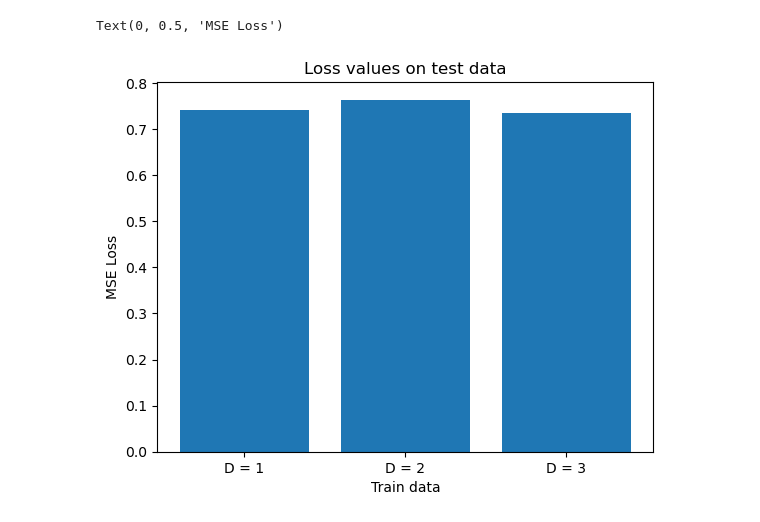
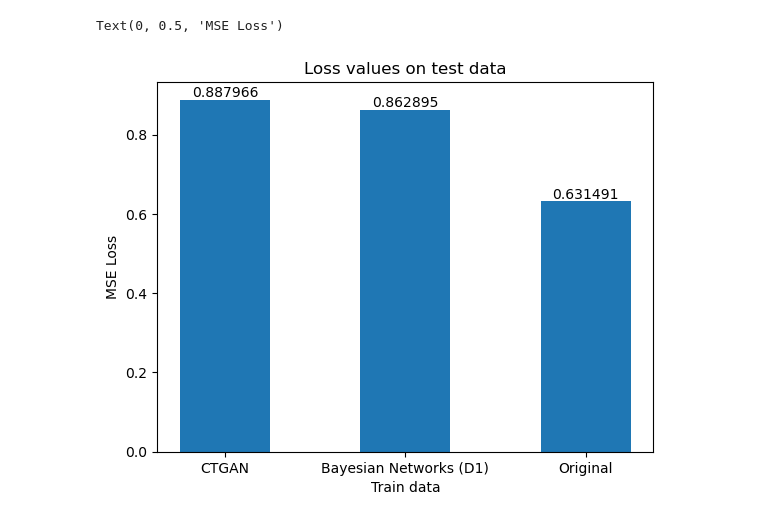
Before and after one commit to amirrezasokhankhosh/trade-off-between-utility-and-privacy, a Jupyter notebook: synthetic.ipynb, the cells around one changed output. Saved outputs shown, nothing was run; the diff lists cells and outputs as text; code cells hidden in the pictures.

```diff
--- a/synthetic.ipynb
+++ b/synthetic.ipynb
@@ -19,7 +20,7 @@ class Synthetic_Utility:
         self.val = []
         for degree in self.degrees:
             syn_path = f'/Users/amirrezasokhankhosh/Documents/Workstation/testing_adult/synthetic_results/{self.data}_syn_{degree}.csv'
-            _, X_anon, y_anon = encodeNonAnonData(self.data, syn_path, is_syn=True)
+            pr_anon, X_anon, y_anon = encodeNonAnonData(self.data, syn_path, is_syn=True)
             self.features.append((X_anon, y_anon))
         _, X_val, y_val = encodeNonAnonData(self.data, f'/Users/amirrezasokhankhosh/Documents/Workstation/testing_adult/data/{self.data}/val.csv')
         self.val_data = X_val, y_val
@@ -29,12 +30,10 @@ class Synthetic_Utility:
         for _ in range(len(self.features)):
             if self.data == "texas":
                 model = tf.keras.models.Sequential([tf.keras.layers.InputLayer(input_shape=(self.features[0][0].shape[1],)),
-                    tf.keras.layers.Dense(256, activation='relu'),
-                    tf.keras.layers.Dropout(0.5),
-                    tf.keras.layers.Dense(128, activation='relu'),
-                    tf.keras.layers.Dropout(0.5),
-                    tf.keras.layers.Dense(64, activation='relu'),
-                    tf.keras.layers.Dense(32, activation='relu'),
+                    tf.keras.layers.Dense(100, activation="selu", kernel_initializer="lecun_normal"),
+                    tf.keras.layers.Dense(100, activation="selu", kernel_initializer="lecun_normal"),
+                    tf.keras.layers.Dense(100, activation="selu", kernel_initializer="lecun_normal"),
+                    tf.keras.layers.Dense(100, activation="selu", kernel_initializer="lecun_normal"),
                     tf.keras.layers.Dense(1)])
             elif self.data == "adult":
                 model = tf.keras.models.Sequential([tf.keras.layers.InputLayer(input_shape=(self.features[0][0].shape[1],)),
@@ -55,11 +54,11 @@ class Synthetic_Utility:
     def compile_models(self):
         for i in range(len(self.models)):
             if self.data == "adult":
-                self.models[i].compile(optimizer=tf.keras.optimizers.Adam(learning_rate=3e-4),
+                self.models[i].compile(optimizer='nadam',
                     loss='binary_crossentropy',
                     metrics=["accuracy"])
             elif self.data == "texas":
-                self.models[i].compile(optimizer='adam',
+                self.models[i].compile(optimizer='nadam',
                     loss='mean_squared_error')
             else:
                 self.models[i].compile(optimizer=tf.keras.optimizers.Adam(learning_rate=3e-4),
@@ -75,8 +74,9 @@ class Synthetic_Utility:
         self.histories = []
         for i in range(len(self.degrees)):
             X, y = self.features[i]
-            callback = tf.keras.callbacks.EarlyStopping(monitor='val_loss', patience=10)
-            history = self.models[i].fit(X, y, epochs=100, batch_size=64, validation_data=self.val_data, callbacks=[callback])
+            callback_es = tf.keras.callbacks.EarlyStopping(monitor="val_loss", patience=5)
+            lr_scheduler = tf.keras.callbacks.ReduceLROnPlateau(factor=0.5, patience=3)
+            history = self.models[i].fit(X, y, batch_size=32, epochs=100, validation_data=self.val_data, callbacks=[callback_es, lr_scheduler])
             self.histories.append(history)
             self.models[i].save(f"./syn_weights/model_{self.data}_{self.degrees[i]}.h5")
             print(f"{i+1} trained.")
@@ -170,6 +123,11 @@ plt.show()
 # %%
+markers = ["o", "^", "P"]
 for i in range(len(syn_util.histories)):
-    plt.plot(syn_util.histories[i].history['val_loss'], label=f"D = {syn_util.degrees[i]}")
+    plt.plot(syn_util.histories[i].history['val_loss'])
+    plt.scatter(range(len(syn_util.histories[i].history['val_loss'])),
+                syn_util.histories[i].history['val_loss'],
+                marker=markers[i],
+                label=f"D = {syn_util.degrees[i]}")
 plt.xlabel("Epoch")
 plt.ylabel(f"Validation loss")
 plt.title(f"Validation Loss of Synthetic {data} per epoch")
@@ -185,5 +143,6 @@ for i in range(len(syn_util.degrees)):
     X, y = syn_util.features[i]
     res = syn_util.models[i].evaluate(X_test, y_test, verbose=0)
     test_accs[f"D = {syn_util.degrees[i]}"] = res
+test_accs["≈"] = 0.631491
 # %% [output]
 Replacing all generalized values...
@@ -193,10 +150,14 @@ Replacing all generalized values...
+# %%
+test_accs["CTGAN"] = test_accs["D = 100"]
+test_accs["Bayesian Networks (D1)"] = 0.862895
 # %%
-names = [f"D = {d}" for d in degrees]
+names = ["CTGAN", "Bayesian Networks (D1)", "Original"]
 height = [test_accs[name] for name in names]
-plt.bar(names, height)
+bar = plt.bar(names, height, width=0.5)
+plt.bar_label(bar)
 plt.title("Loss values on test data")
 plt.xlabel("Train data")
 plt.ylabel("MSE Loss")
 # %% [output]
 Text(0, 0.5, 'MSE Loss')
-[figure, old version]
+[figure, new version]
```
Also changed, not shown: parts of 6 cells of this notebook, 27 other files.
